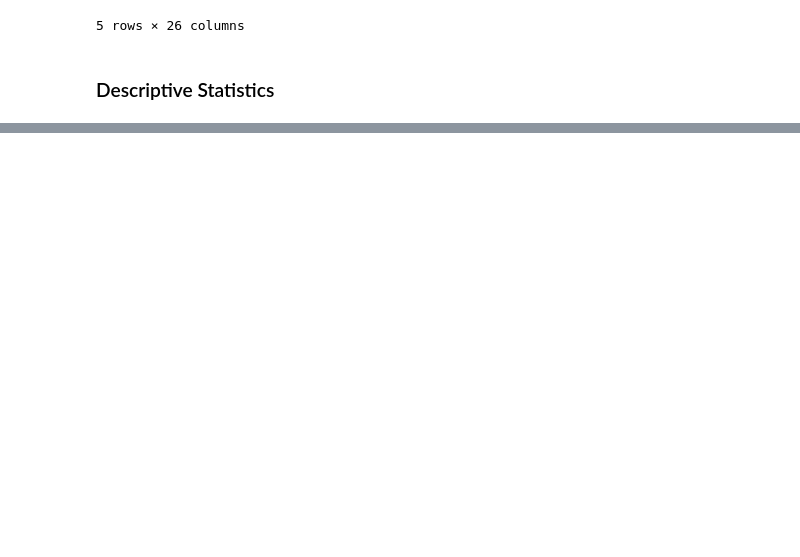
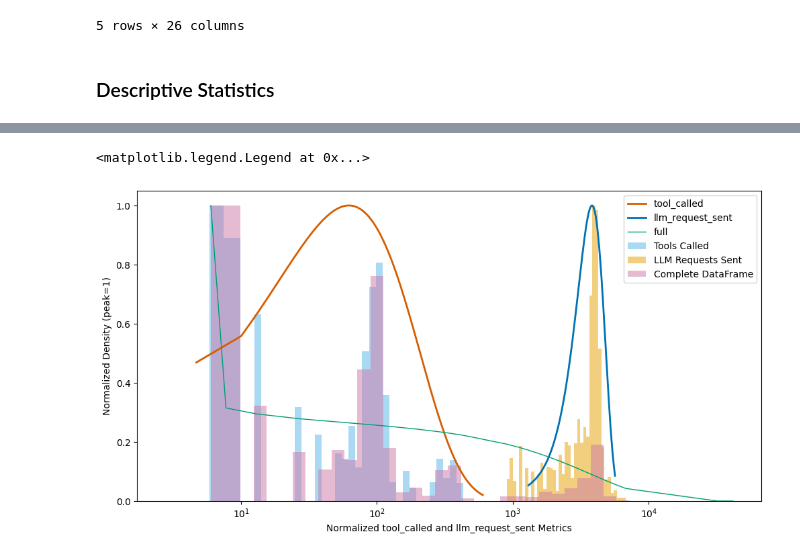
Before and after one commit to KirkKennedyLincoln/statistical-analysis-project, a Jupyter notebook: analysis.ipynb, the cells around one changed output, grey strips where cells are left out. Cells and saved outputs as stored; diff of their text form; code cells hidden in the pictures; blank space fills up the shorter version.

```diff
--- a/analysis.ipynb
+++ b/analysis.ipynb
@@ -21,0 +196,78 @@ df.head()
+# %%
+# Whitelist tool calls for latency and filter for (500, 8000)
+tool_color = '#D55E00'
+llm_color = '#0072B2'
+full_color = '#009E73'
+
+tool_hist = '#56B4E9'
+llm_hist = '#E69F00'
+full_hist = '#CC79A7'
+
+tool_called = "tool_called"
+llm_request_sent = "llm_request_sent"
+tool_df = df[
+    (df['event_type'].isin([tool_called])) & (df['latency_ms'] > 4)
+]['latency_ms'].dropna()
+llm_df = df[
+    (df['event_type'].isin([llm_request_sent])) &
+    (df['latency_ms'] < 8000) & (df['latency_ms'] > 500)
+]['latency_ms'].dropna()
+full_df = df[
+    (df['event_type'].isin([llm_request_sent, tool_called])) &
+    (df['latency_ms'] > 7)
+]['latency_ms'].dropna()
+target_df = tool_df
+
+# Fit data latency data to curve
+skew, loc, scale = pearson3.fit(target_df)
+lskew, lloc, lscale = pearson3.fit(llm_df)
+fskew, floc, fscale = pearson3.fit(full_df)
+# Generate partitioned data for smooth curve
+x = np.linspace(
+    # Using 1st and 99th percentile
+    pearson3.ppf(0.01, skew, loc=loc, scale=scale),
+    pearson3.ppf(0.99, skew, loc=loc, scale=scale),
+    200
+)
+y = np.linspace(
+    # Using 1st and 99th percentile
+    pearson3.ppf(0.01, lskew, loc=lloc, scale=lscale),
+    pearson3.ppf(0.99, lskew, loc=lloc, scale=lscale),
+    200
+)
+
+def normalize_pdf(target, skew, loc, scale):
+    pdf = pearson3.pdf(target, skew, loc=loc, scale=scale)
+    return pdf / max(pdf)
+
+
+fig, ax = plt.subplots(figsize=(12, 6))
+
+# normalizing the histogram: (log(maxima) - log(minima)) / divisor_units
+tool_bins = np.logspace(np.log10(target_df.min()), np.log10(target_df.max()), 40)
+counts, bin_edges = np.histogram(tool_df, bins=tool_bins, density=True)
+counts = counts / counts.max()
+ax.bar(bin_edges[:-1], counts, width=np.diff(bin_edges), alpha=0.5, align='edge', label='Tools Called', color=tool_hist)
+
+llm_bins = np.logspace(np.log10(llm_df.min()), np.log10(llm_df.max()), 40)
+lcounts, lbin_edges = np.histogram(llm_df, bins=llm_bins, density=True)
+lcounts = lcounts / lcounts.max()
+ax.bar(lbin_edges[:-1], lcounts, width=np.diff(lbin_edges), alpha=0.5, align='edge', label='LLM Requests Sent', color=llm_hist)
+
+full_bins = np.logspace(np.log10(full_df.min()), np.log10(full_df.max()), 40)
+fcounts, fbin_edges = np.histogram(full_df, bins=full_bins, density=True)
+fcounts = fcounts / fcounts.max()
+ax.bar(fbin_edges[:-1], fcounts, width=np.diff(fbin_edges), alpha=0.5, align='edge', label='Complete DataFrame', color=full_hist)
+
+random_variate = np.sort(full_df)
+ax.plot(x, normalize_pdf(x, skew, loc, scale), tool_color, lw=2, label='tool_called')
+ax.plot(y, normalize_pdf(y, lskew, lloc, lscale), llm_color, lw=2, label='llm_request_sent')
+ax.plot(random_variate, normalize_pdf(random_variate, fskew, floc, fscale), full_color, lw=1, label='full')
+
+ax.set_xscale('symlog', linthresh=10)
+ax.set_xlabel("Normalized tool_called and llm_request_sent Metrics")
+ax.set_ylabel("Normalized Density (peak=1)")
+ax.legend()
+# %% [output]
+<matplotlib.legend.Legend at 0x...>
+[figure, added]
```
Also changed, not shown: parts of 13 cells of this notebook.
